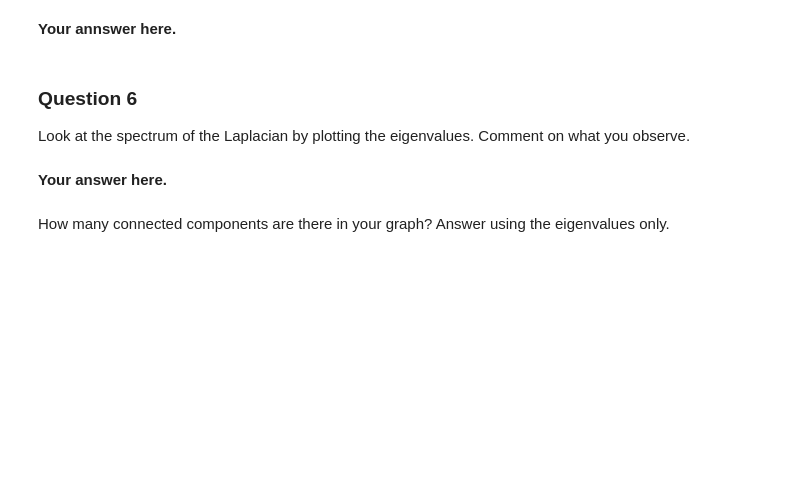
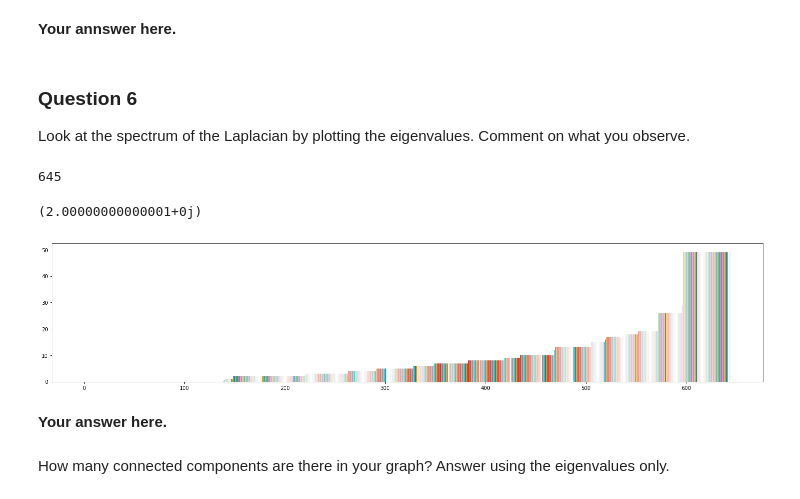
Before and after one commit to coencharles/team_porc_M3, a Jupyter notebook: milestones/3_spectral_graph_theory.ipynb, the cells around one changed output. Cells and saved outputs as stored; diff of their text form; code cells hidden in the pictures; blank space fills up the shorter version.

```diff
--- a/milestones/3_spectral_graph_theory.ipynb
+++ b/milestones/3_spectral_graph_theory.ipynb
@@ -97 +125,20 @@ eigenvalues:  [-1.11684397e+00 -9.75918483e-16  1.61168440e+01]
 (3, 3)
+# %%
+A = laplacian_combinatorial
+
+
+# calculate eigendecomposition
+values, vectors = np.linalg.eig(A)
+
+
+#Order eigenvalues
+values.sort()
+
+eigenvectors = vectors # Your code here.
+eigenvalues = values # Your code here.
+
+print('eignevectors: ',eigenvectors)
+print('eigenvalues: ',eigenvalues)
+
+print(eigenvectors.shape)
+#assert eigenvectors.shape == (n_nodes, n_nodes)
@@ -148,3 +217,17 @@ Look at the spectrum of the Laplacian by plotting the eigenvalues.
 Comment on what you observe.
 # %%
 # Your code here.
+print(len(eigenvalues))
+# %% [output]
+645
+# %%
+print(eigenvalues[640])
+# %% [output]
+(2.00000000000001+0j)
+# %%
+plt.figure(figsize=(25, 5))
+for i in range(0, len(eigenvalues)):
+    plt.bar(i,eigenvalues[i], width=0.5)
+plt.show()
+# %% [output]
+[figure, added]
```
Also changed, not shown: parts of 10 cells of this notebook.
